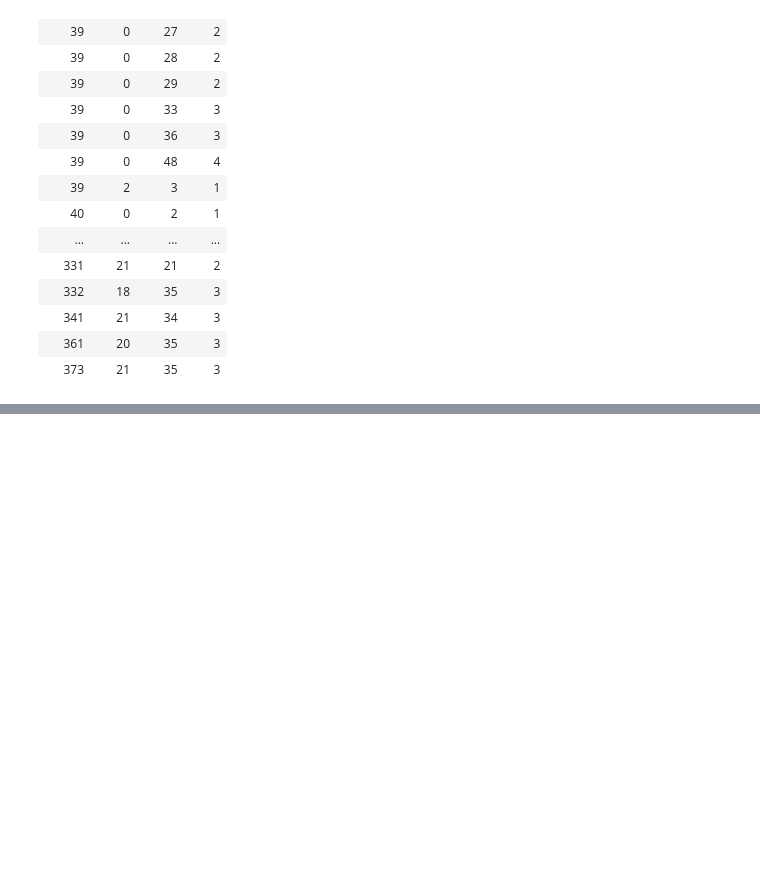
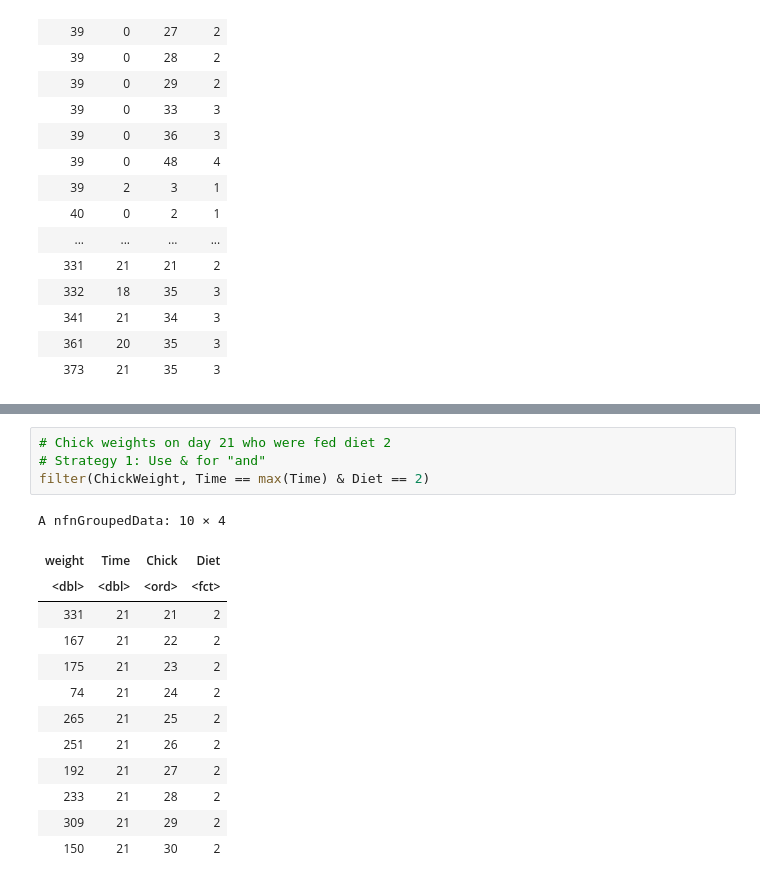
Before and after one commit to nyumathclinic/core-ua_111_course_book, a Jupyter notebook: dplyr_library.ipynb, the cells around one changed output, grey strips where cells are left out. Saved outputs shown, nothing was run; the diff lists cells and outputs as text; blank space fills up the shorter version.

```diff
--- a/dplyr_library.ipynb
+++ b/dplyr_library.ipynb
@@ -221,0 +297,18 @@ A nfnGroupedData: 578 × 4
+# %%
+# Chick weights on day 21 who were fed diet 2
+# Strategy 1: Use & for "and"
+filter(ChickWeight, Time == max(Time) & Diet == 2)
+# %% [output]
+A nfnGroupedData: 10 × 4
+| weight | Time | Chick | Diet |
+| <dbl> | <dbl> | <ord> | <fct> |
+| 331 | 21 | 21 | 2 |
+| 167 | 21 | 22 | 2 |
+| 175 | 21 | 23 | 2 |
+| 74 | 21 | 24 | 2 |
+| 265 | 21 | 25 | 2 |
+| 251 | 21 | 26 | 2 |
+| 192 | 21 | 27 | 2 |
+| 233 | 21 | 28 | 2 |
+| 309 | 21 | 29 | 2 |
+| 150 | 21 | 30 | 2 |
```
Also changed, not shown: parts of 29 cells of this notebook, 16 other files.
